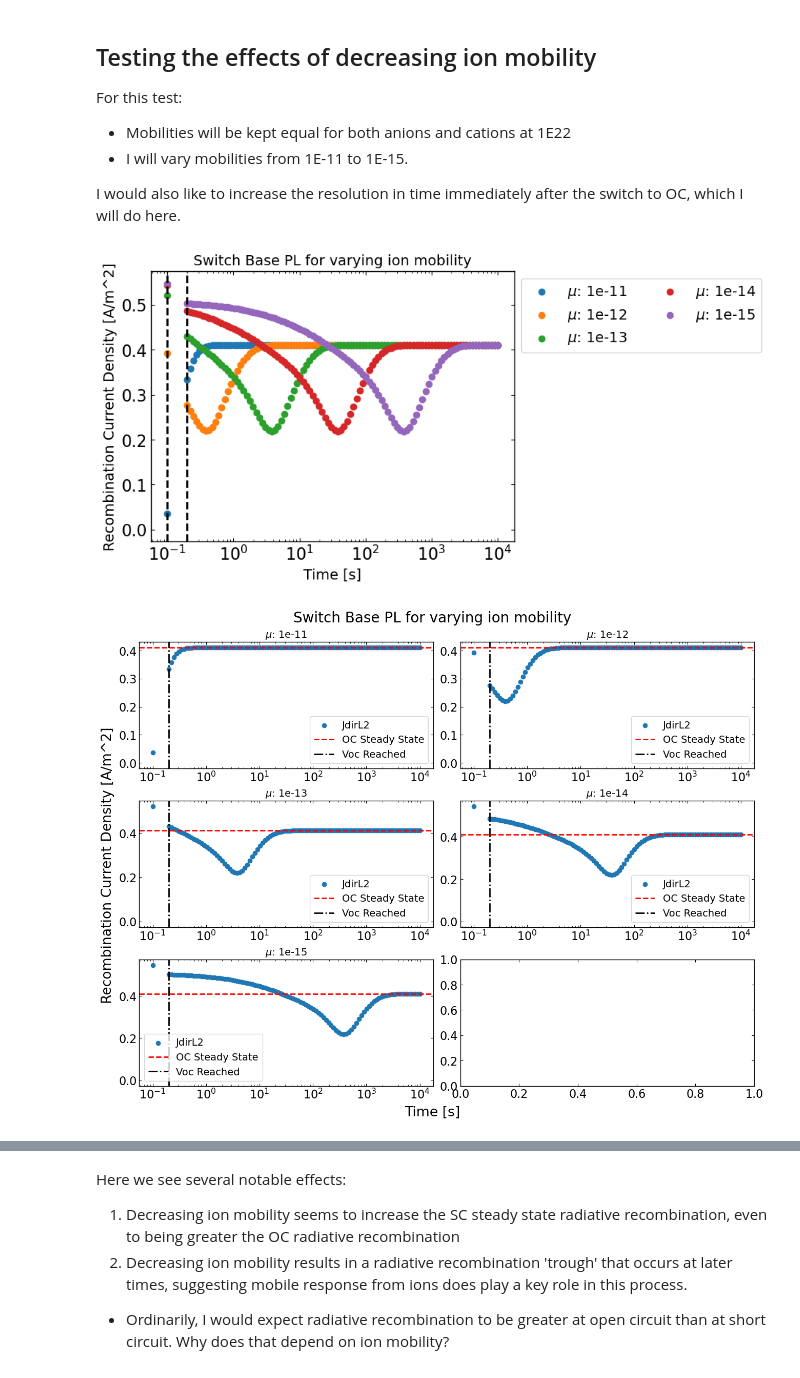
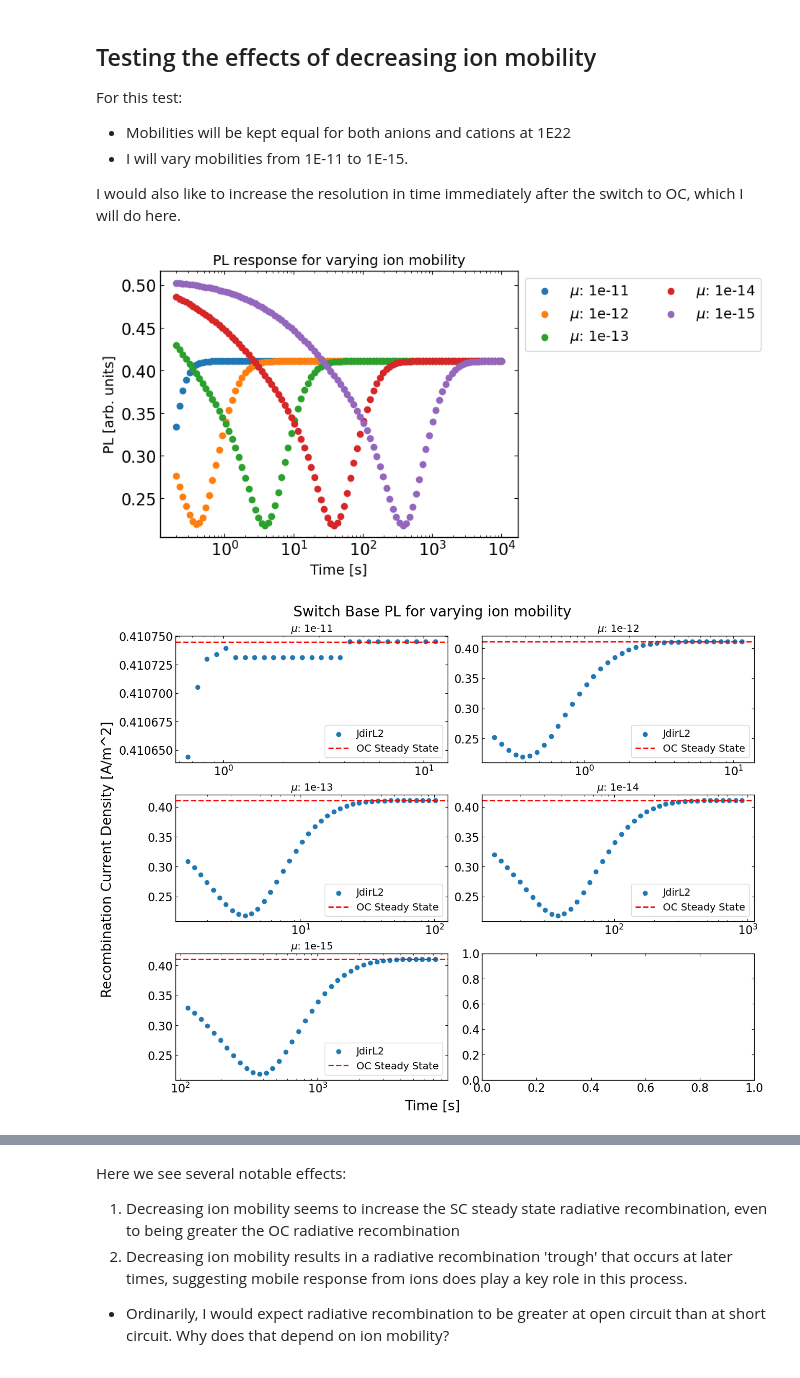
Before and after one commit to joshedmundson/pySIMsalabim, a Jupyter notebook: Notebooks/New PL Project/analysis.ipynb, the cells around one changed output, grey strips where cells are left out. Cells and saved outputs as stored; diff of their text form; code cells hidden in the pictures.

```diff
--- a/Notebooks/New PL Project/analysis.ipynb
+++ b/Notebooks/New PL Project/analysis.ipynb
@@ -53,13 +55,14 @@ class ZimtRun:
 zimt_runs = []
 
 for ion_density in N_ion:
-    file_name = f"tj_N_ion_{ion_density}.dat"
-    file_data = pd.read_csv(os.path.join(session_path, file_name), sep=r"\s+")
-    zimt_run = ZimtRun(N_anion=float(ion_density), N_cation=float(ion_density), tj_data=file_data, mu_anion=1E-11, mu_cation=1E-11)
+    tj_file_name = f"tj_N_ion_{ion_density}.dat"
+    tj_file_data = pd.read_csv(os.path.join(session_path, tj_file_name), sep=r"\s+")
+    var_file_name = f'varFile_{ion_density}.dat'
+    zimt_run = ZimtRun(N_anion=float(ion_density), N_cation=float(ion_density), tj_data=tj_file_data, mu_anion=1E-11, mu_cation=1E-11)
     zimt_runs.append(zimt_run)
 # %%
 for zimt_run in zimt_runs:
-    plt.plot(zimt_run.tj_data["t"], zimt_run.tj_data["JdirL2"], label=zimt_run.N_anion)
+    plt.plot(zimt_run.tj_data["t"][2:-1], zimt_run.tj_data["JdirL2"][2:-1], label=zimt_run.N_anion)
 
 plt.xscale('log')
 plt.xlabel("Time [s]")
@@ -103,32 +106,46 @@ with open(os.path.join(session_path,tVG_filename), 'w') as file:
     file.write(tVG_file_string)
 # %%
 mu_ions = [1E-11, 1E-12, 1E-13, 1E-14, 1E-15]
+# %%
+@dataclass
+class ZimtRun:
+    N_anion: Number
+    N_cation: Number
+    mu_anion: Number
+    mu_cation: Number
+    tj_data: pd.DataFrame
+    var_data: pd.DataFrame
 # %%
 # Read in data
 zimt_runs = []
 
 for ion_mobility in mu_ions:
-    file_name = f"tj_mu_ions_{ion_mobility}.dat"
-    file_data = pd.read_csv(os.path.join(session_path, file_name), sep=r"\s+")
-    zimt_run = ZimtRun(N_anion=1E22, N_cation=1E22, tj_data=file_data, mu_anion=float(ion_mobility), mu_cation=float(ion_mobility))
+    tj_file_name = f"tj_mu_ions_{ion_mobility}.dat"
+    tj_file_data = pd.read_csv(os.path.join(session_path, tj_file_name), sep=r"\s+")
+
+    var_file_name = f"varFile_{ion_mobility}.dat"
+    var_file_data = pd.read_csv(os.path.join(session_path, var_file_name), sep=r"\s+")
+    var_file_data = var_file_data[["x", "time", "n", "p", "anion", "cation", ]]
+
+    zimt_run = ZimtRun(N_anion=1E22, N_cation=1E22, tj_data=tj_file_data, var_data=var_file_data, mu_anion=float(ion_mobility), mu_cation=float(ion_mobility))
     zimt_runs.append(zimt_run)
 # %%
 # Plot PL data for each mobility against time
 for index, zimt_run in enumerate(zimt_runs):
     label = f"$\\mu$: {zimt_run.mu_anion}"
     # Plot the final JdirL2 value, the OC steady state, as an asymptote
-    plt.scatter(zimt_run.tj_data["t"][:-1], zimt_run.tj_data["JdirL2"][:-1], label=label)
+    plt.scatter(zimt_run.tj_data["t"][2:-1], zimt_run.tj_data["JdirL2"][2:-1], label=label)
 
 plt.xscale('log')
-plt.axvline(0.1, linestyle='--', color='black') # Mark the initial voltage step
-plt.axvline(0.2, linestyle='--', color='black') # Mark the completion of the transition to Voc
+# plt.axvline(0.1, linestyle='--', color='black') # Mark the initial voltage step
+# plt.axvline(0.2, linestyle='--', color='black') # Mark the completion of the transition to Voc
 plt.xlabel("Time [s]")
-plt.ylabel("Recombination Current Density [A/m^2]")
-plt.title("Switch Base PL for varying ion mobility")
+plt.ylabel("PL [arb. units]")
+plt.title("PL response for varying ion mobility")
 plt.legend(bbox_to_anchor=(1,1),ncols=2)
 plt.show()
 # %% [output]
-[figure, old version]
+[figure, new version]
 # %%
 number_of_runs = len(zimt_runs)
 cols = 2
@@ -137,16 +154,22 @@ rows = number_of_runs // cols if number_of_runs % 2 == 0 else number_of_runs //
 fig, axes = plt.subplots(rows, cols, layout='constrained', figsize=(13,10))
 axes_coords = list(it.product(range(rows), range(cols)))
 
+plot_start_indexes = [13, 4, 20, 40, 60]
+plot_end_indexes = [40, 40, 60, 80, 99]
+
 for index, zimt_run in enumerate(zimt_runs):
     ax_row, ax_column = axes_coords[index]
     ax = axes[ax_row][ax_column]
 
     title = f"$\\mu$: {zimt_run.mu_anion}"
 
+    plot_start_index = plot_start_indexes[index]
+    plot_end_index = plot_end_indexes[index]
+
     # Plot the final JdirL2 value, the OC steady state, as an asymptote
-    ax.scatter(zimt_run.tj_data["t"][:-1], zimt_run.tj_data["JdirL2"][:-1], label="JdirL2")
+    ax.scatter(zimt_run.tj_data["t"][plot_start_index:plot_end_index], zimt_run.tj_data["JdirL2"][plot_start_index:plot_end_index], label="JdirL2")
     ax.axhline(zimt_run.tj_data["JdirL2"].values[-1], label="OC Steady State", color='red', linestyle='--')
-    ax.axvline(0.2, linestyle='-.', color='black', label='Voc Reached')
+    # ax.axvline(0.2, linestyle='-.', color='black', label='Voc Reached')
 
     ax.set_title(title)
     ax.set_xscale('log')
@@ -157,7 +180,7 @@ fig.supxlabel("Time [s]")
 fig.supylabel("Recombination Current Density [A/m^2]")
 plt.show()
 # %% [output]
-[figure, old version]
+[figure, new version]
 # %%
 for zimt_run in zimt_runs:
     label = f"$\\mu$: {zimt_run.mu_anion}"
```
Also changed, not shown: parts of 39 cells of this notebook.
